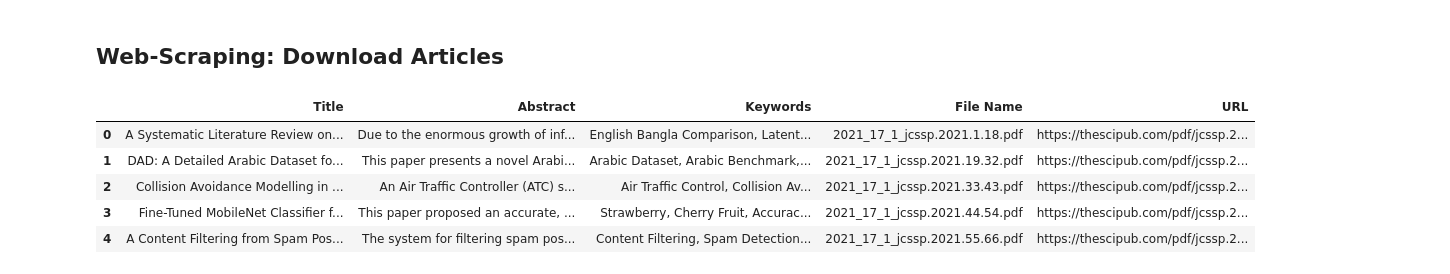
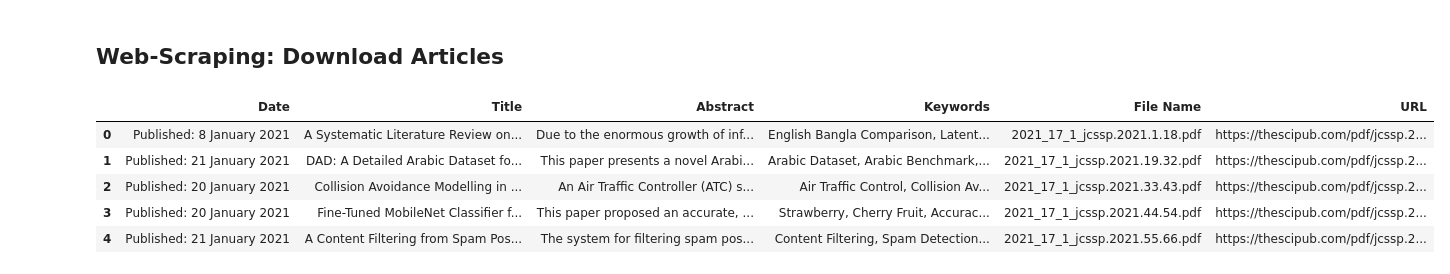
Before and after one commit to nphan20181/nlp_project, a Jupyter notebook: articles_collection.ipynb, the cells around one changed output. Cells and saved outputs as stored; diff of their text form; code cells hidden in the pictures.

```diff
--- a/articles_collection.ipynb
+++ b/articles_collection.ipynb
@@ -65,6 +65,7 @@ journal_archive.to_csv('data/journal_archive.csv', index=False)
 from tqdm import tqdm
 
 titles = []             # article titles
+dates = []              # date of publication
 abstracts = []          # article's abstract
 keywords = []           # article's keywords
 article_urls = []       # article's url to download pdf file
@@ -87,6 +88,10 @@ for i, issue_url in enumerate(urls):
         # get article's title
         div_title = c.find('div', class_='title')
         titles.append(div_title.get_text())
+
+        # get publication date
+        date_div = c.find('div', class_='date')
+        dates.append(date_div.get_text())
 
         # grab content of article's page
         title_link = div_title.find('a', href=True)
@@ -129,16 +134,17 @@ for i, issue_url in enumerate(urls):
         response.close()
 # %%
 # create a data frame for articles
-articles = pd.DataFrame(dict({'Title': titles, 'Abstract': abstracts, 'Keywords': keywords,
-                              'File Name': file_names, 'URL': article_urls}))
+articles = pd.DataFrame(dict({'Date': dates, 'Title': titles, 'Abstract': abstracts,
+                              'Keywords': keywords, 'File Name': file_names,
+                              'URL': article_urls}))
 articles.head()
 # %% [output]
-|  | Title | Abstract | Keywords | File Name | URL |
-| 0 | A Systematic Literature Review on... | Due to the enormous growth of inf... | English Bangla Comparison, Latent... | 2021_17_1_jcssp.2021.1.18.pdf | https://thescipub.com/pdf/jcssp.2... |
-| 1 | DAD: A Detailed Arabic Dataset fo... | This paper presents a novel Arabi... | Arabic Dataset, Arabic Benchmark,... | 2021_17_1_jcssp.2021.19.32.pdf | https://thescipub.com/pdf/jcssp.2... |
-| 2 | Collision Avoidance Modelling in ... | An Air Traffic Controller (ATC) s... | Air Traffic Control, Collision Av... | 2021_17_1_jcssp.2021.33.43.pdf | https://thescipub.com/pdf/jcssp.2... |
-| 3 | Fine-Tuned MobileNet Classifier f... | This paper proposed an accurate, ... | Strawberry, Cherry Fruit, Accurac... | 2021_17_1_jcssp.2021.44.54.pdf | https://thescipub.com/pdf/jcssp.2... |
-| 4 | A Content Filtering from Spam Pos... | The system for filtering spam pos... | Content Filtering, Spam Detection... | 2021_17_1_jcssp.2021.55.66.pdf | https://thescipub.com/pdf/jcssp.2... |
+|  | Date | Title | Abstract | Keywords | File Name | URL |
+| 0 | Published: 8 January 2021 | A Systematic Literature Review on... | Due to the enormous growth of inf... | English Bangla Comparison, Latent... | 2021_17_1_jcssp.2021.1.18.pdf | https://thescipub.com/pdf/jcssp.2... |
+| 1 | Published: 21 January 2021 | DAD: A Detailed Arabic Dataset fo... | This paper presents a novel Arabi... | Arabic Dataset, Arabic Benchmark,... | 2021_17_1_jcssp.2021.19.32.pdf | https://thescipub.com/pdf/jcssp.2... |
+| 2 | Published: 20 January 2021 | Collision Avoidance Modelling in ... | An Air Traffic Controller (ATC) s... | Air Traffic Control, Collision Av... | 2021_17_1_jcssp.2021.33.43.pdf | https://thescipub.com/pdf/jcssp.2... |
+| 3 | Published: 20 January 2021 | Fine-Tuned MobileNet Classifier f... | This paper proposed an accurate, ... | Strawberry, Cherry Fruit, Accurac... | 2021_17_1_jcssp.2021.44.54.pdf | https://thescipub.com/pdf/jcssp.2... |
+| 4 | Published: 21 January 2021 | A Content Filtering from Spam Pos... | The system for filtering spam pos... | Content Filtering, Spam Detection... | 2021_17_1_jcssp.2021.55.66.pdf | https://thescipub.com/pdf/jcssp.2... |
 # %%
 # save articles as csv file
 articles.to_csv('data/articles.csv', index=False)
```
Also changed, not shown: 6 other files.
